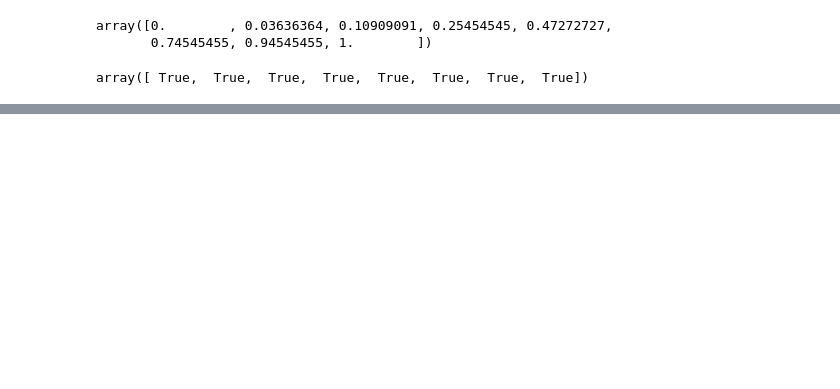
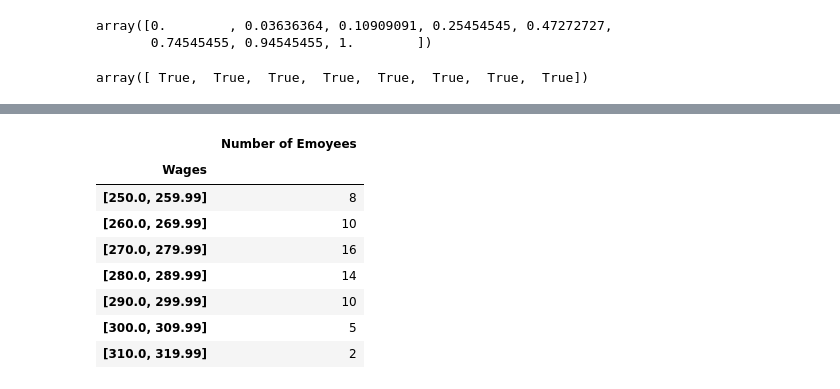
Before and after one commit to Alek-dr/Math4DS, a Jupyter notebook: Statistic/Ch_1/Examples.ipynb, the cells around one changed output, grey strips where cells are left out. Saved outputs shown, nothing was run; the diff lists cells and outputs as text; code cells hidden in the pictures; blank space fills up the shorter version.

```diff
--- a/Statistic/Ch_1/Examples.ipynb
+++ b/Statistic/Ch_1/Examples.ipynb
@@ -345,0 +335,3 @@ dtype: int64
+# %%
+def get_intervals(start:float,end:float,b:float, step:float)->List[pd.Interval]:
+    return [pd.Interval(left=x, right=x+b, closed="both") for x in range(start,end,step)]
@@ -345,0 +355,18 @@ dtype: int64
+# %%
+b = 9.99
+start = 250
+end = 320
+df = pd.DataFrame([8,10,16,14,10,5,2], columns=['Number of Emoyees'], index=get_intervals(start,end,b,10))
+df.index.name = "Wages"
+# %%
+df
+# %% [output]
+|  | Number of Emoyees |
+| Wages |  |
+| [250.0, 259.99] | 8 |
+| [260.0, 269.99] | 10 |
+| [270.0, 279.99] | 16 |
+| [280.0, 289.99] | 14 |
+| [290.0, 299.99] | 10 |
+| [300.0, 309.99] | 5 |
+| [310.0, 319.99] | 2 |
```
Also changed, not shown: parts of 48 cells of this notebook.
